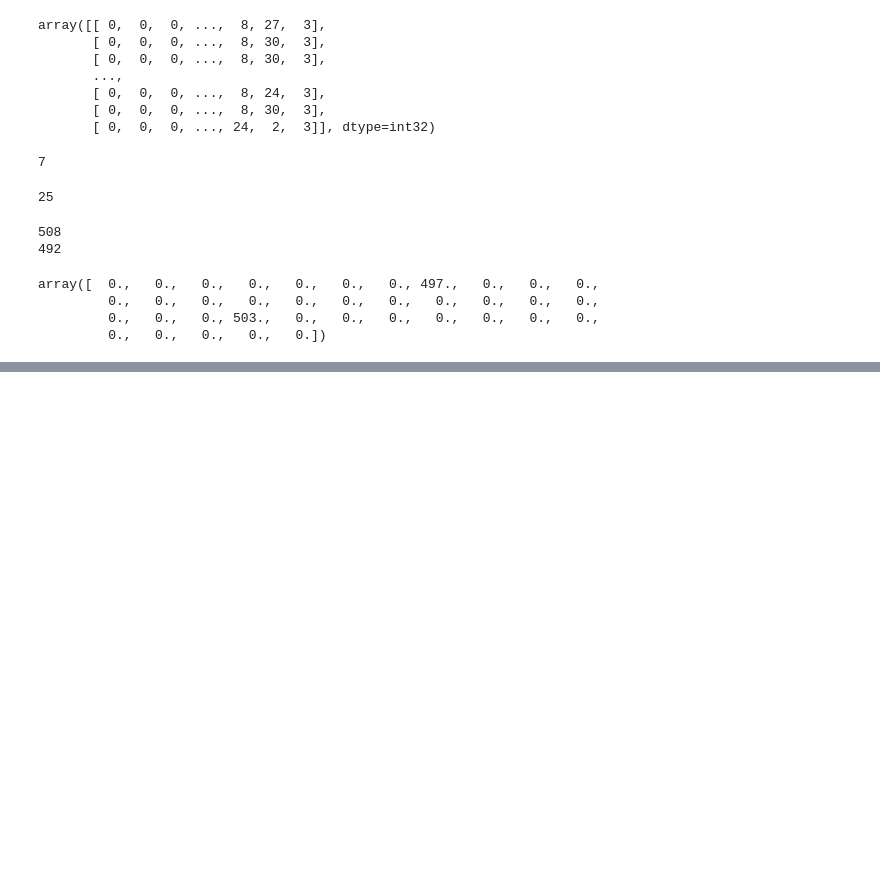
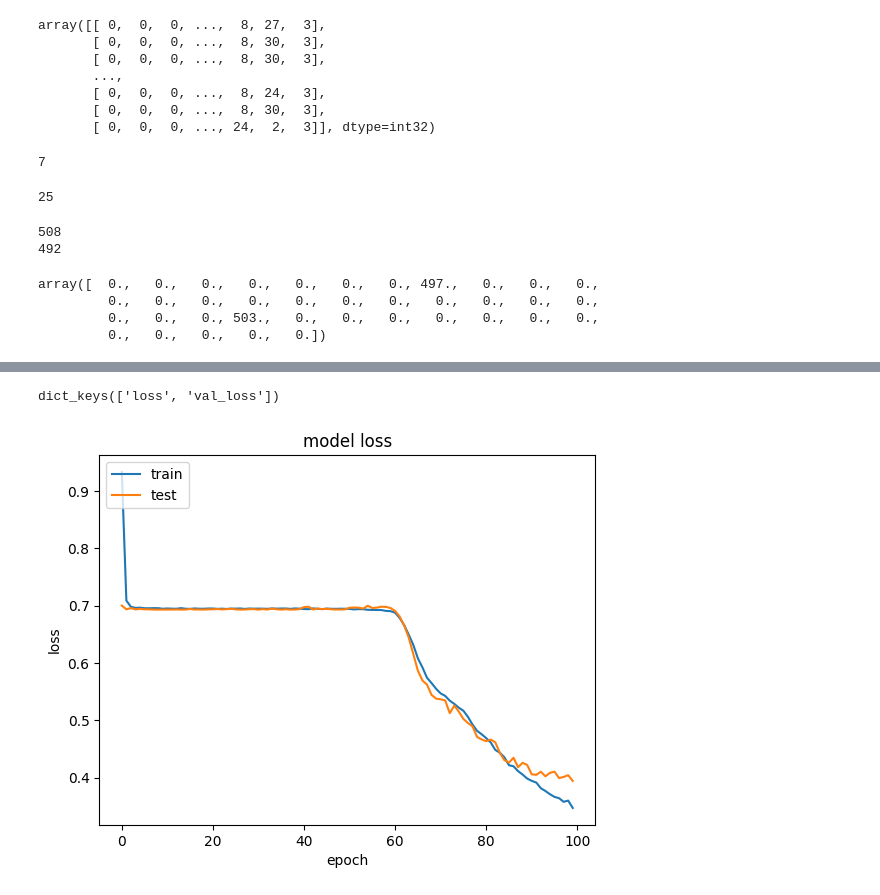
Before and after one commit to yeesem/Natural-Laguage-Processing, a Jupyter notebook: Chat_Bot.ipynb, the cells around one changed output, grey strips where cells are left out. Drawn from its saved outputs; the diff is of its cells as text; code cells hidden in the pictures; blank space fills up the shorter version.

```diff
--- a/Chat_Bot.ipynb
+++ b/Chat_Bot.ipynb
@@ -381,3 +381,11 @@ Total params: 38730 (151.29 KB)
 Trainable params: 38730 (151.29 KB)
 Non-trainable params: 0 (0.00 Byte)
 __________________________________________________________________________________________________
+# %%
+history = model.fit(
+    [input_train,question_train],
+    answer_train,
+    batch_size = 32,
+    epochs = 100,
+    validation_data = ([input_test,question_test],answer_test)
+)
@@ -383,0 +410,16 @@ ________________________________________________________________________________
+# %%
+import matplotlib.pyplot as plt
+%matplotlib inline
+print(history.history.keys())
+
+#Summarize history for accuracy
+plt.plot(history.history["loss"])
+plt.plot(history.history['val_loss'])
+plt.title("model loss")
+plt.ylabel("loss")
+plt.xlabel("epoch")
+plt.legend(["train","test"],loc = "upper left")
+plt.show()
+# %% [output]
+dict_keys(['loss', 'val_loss'])
+[figure, added]
```
Also changed, not shown: parts of 38 cells of this notebook.
